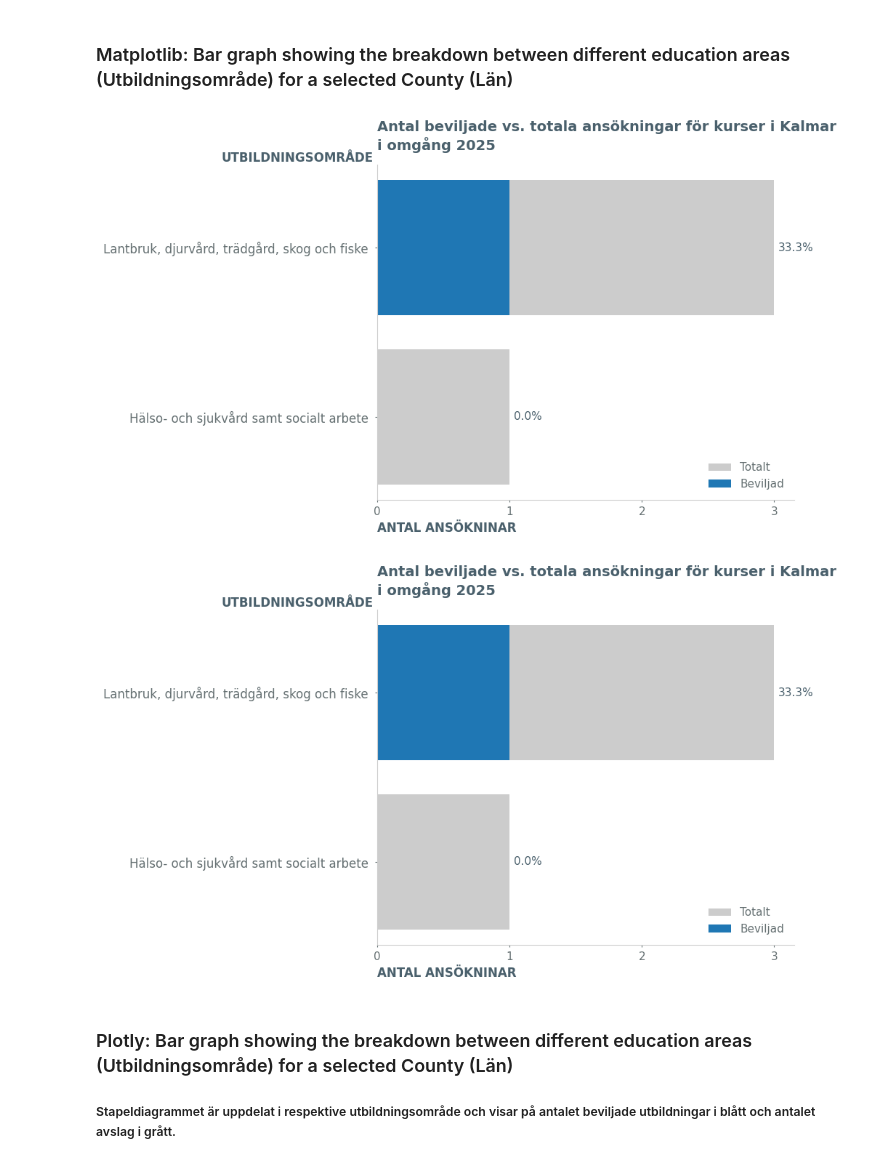
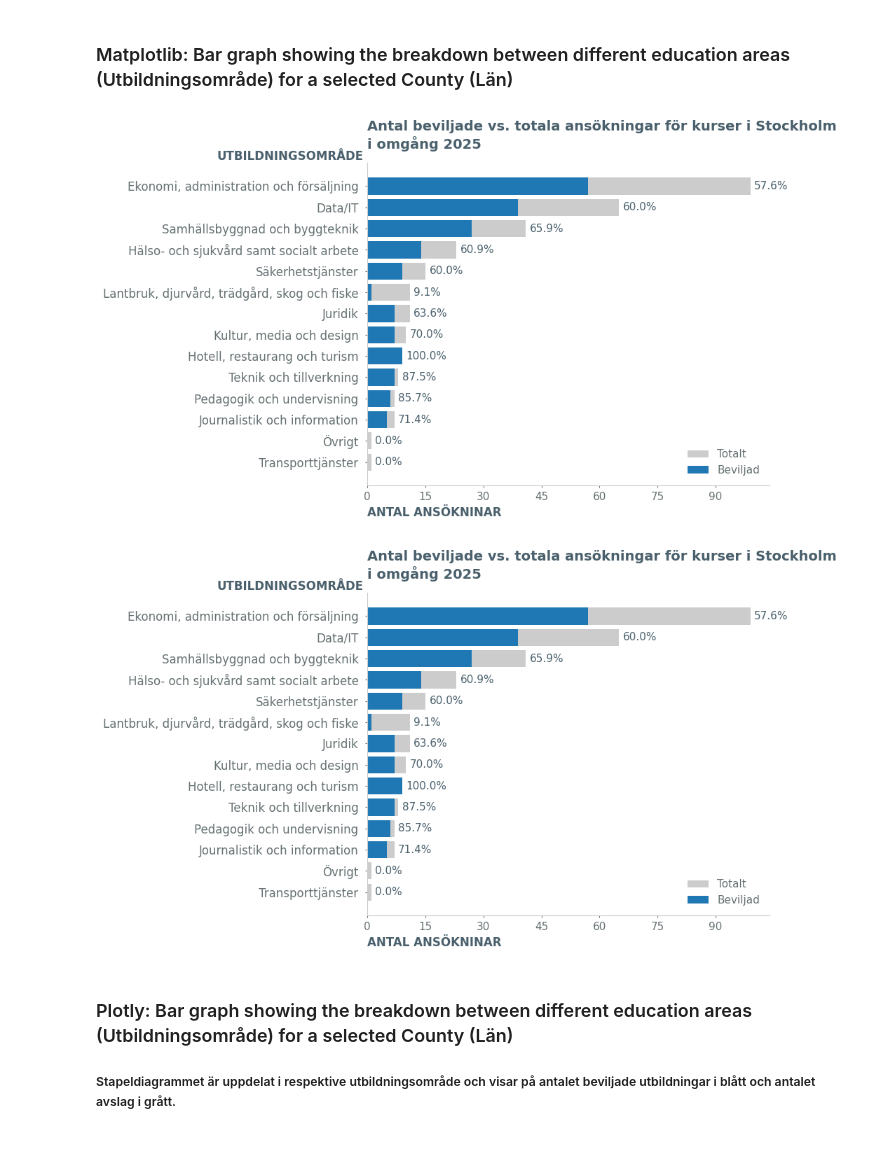
Before and after one commit to katryl-yh/yh_dahsboard_katrin_rylander, a Jupyter notebook: explorations/myh_eda.ipynb, the cells around one changed output. Saved outputs shown, nothing was run; the diff lists cells and outputs as text; code cells hidden in the pictures.

```diff
--- a/explorations/myh_eda.ipynb
+++ b/explorations/myh_eda.ipynb
@@ -129,9 +129,9 @@ import matplotlib.pyplot as plt
 from matplotlib.ticker import MaxNLocator
 import pandas as pd
 
-# county = "Stockholm"
+county = "Stockholm"
 # county = "Västra Götaland"
-county = "Kalmar"
+# county = "Kalmar"
 df_muni = df[df["Län"] == county]
 
 # count total courses that schools applied for in a county per Utbildningsområde
@@ -189,34 +189,34 @@ ax.set_yticklabels(summary.index, color=GRAY_2, fontsize=12)
 
 ax.set_ylabel("UTBILDNINGSOMRÅDE",
               loc="top",
               fontdict=dict(color=GRAY_3, weight="bold", size=12),
               rotation = 0)
 ax.yaxis.set_label_coords(-0.01, 1)
 
 ax.set_xlabel("ANTAL ANSÖKNINAR",
               loc="left",
               fontdict=dict(color=GRAY_3, weight="bold", size=12))
 ax.set_title(
     f"Antal beviljade vs. totala ansökningar för kurser i {county} \ni omgång 2025 ",
     loc="left",
     pad=15,
     fontdict=dict(color=GRAY_3, weight="bold", size=14)
 )
 
 ax.xaxis.set_major_locator(MaxNLocator(integer=True))
 # Add approval rate text labels to the right of total bars
 for i, rate in enumerate(summary["Approval Rate %"]):
     ax.text(summary["Total"].iloc[i] + max(summary["Total"])*0.01,
             i,
             f"{rate}%",
             va='center',
             color=GRAY_3,
             fontsize=11)
 
 plt.tight_layout()
 plt.show()
 # %% [output]
-[figure, old version]
+[figure, new version]
 # %%
 # SECOND VERSION WITH FUNCTION
 def plot_education_area_bar(df, county, gray_1=GRAY_1, blue_1=BLUE_1, gray_2=GRAY_2, gray_3=GRAY_3):
@@ -292,9 +292,9 @@ def plot_education_area_bar(df, county, gray_1=GRAY_1, blue_1=BLUE_1, gray_2=GRA
     plt.show()
 
 # Example usage:
-plot_education_area_bar(df, county="Kalmar")
+plot_education_area_bar(df, county="Stockholm")
 # %% [output]
-[figure, old version]
+[figure, new version]
 # %% [markdown]
 ### Plotly: Bar graph showing the breakdown between different education areas (Utbildningsområde) for a selected County (Län)
 
```
Also changed, not shown: parts of 1 cell of this notebook, 2 other files.
